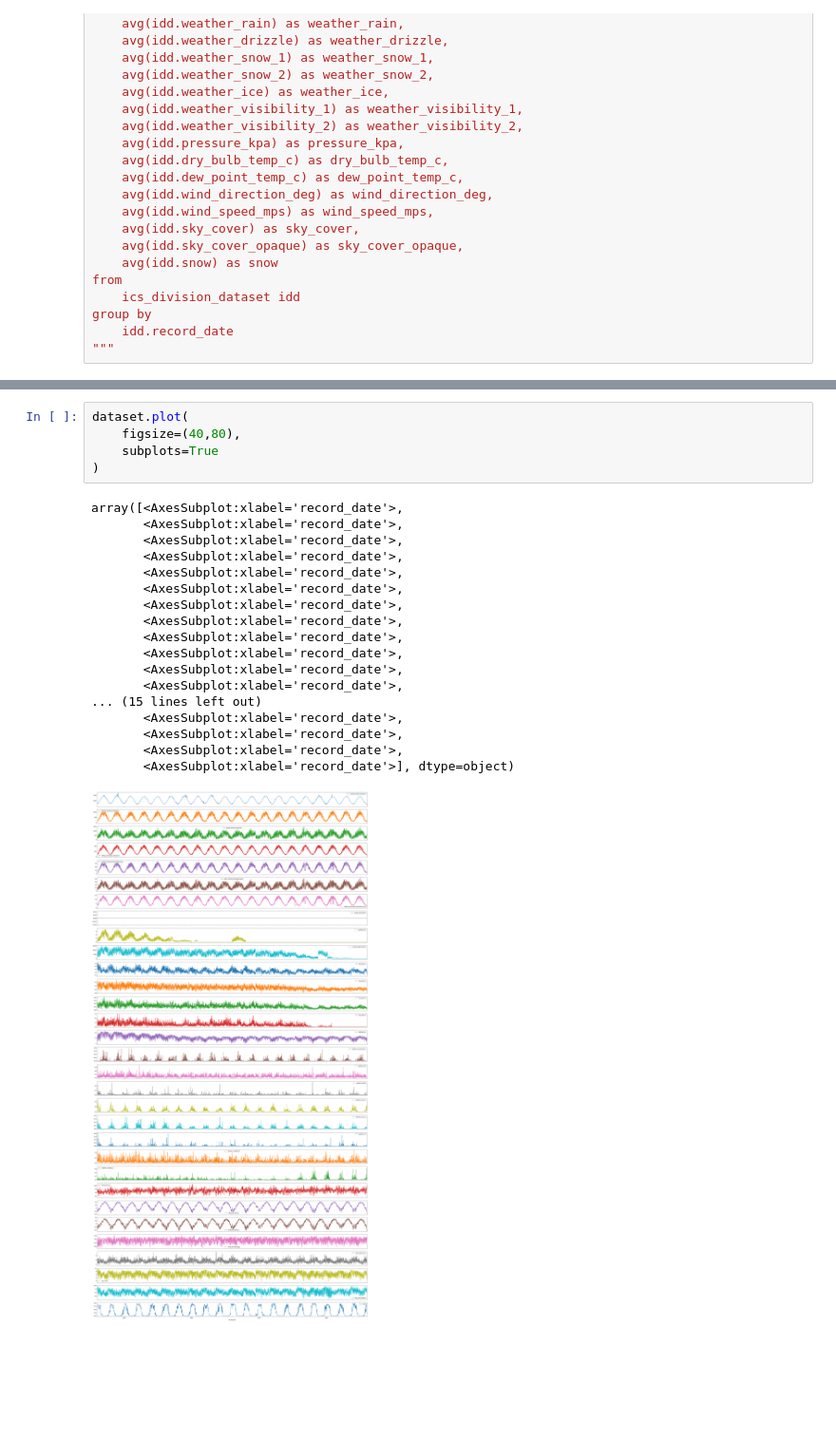
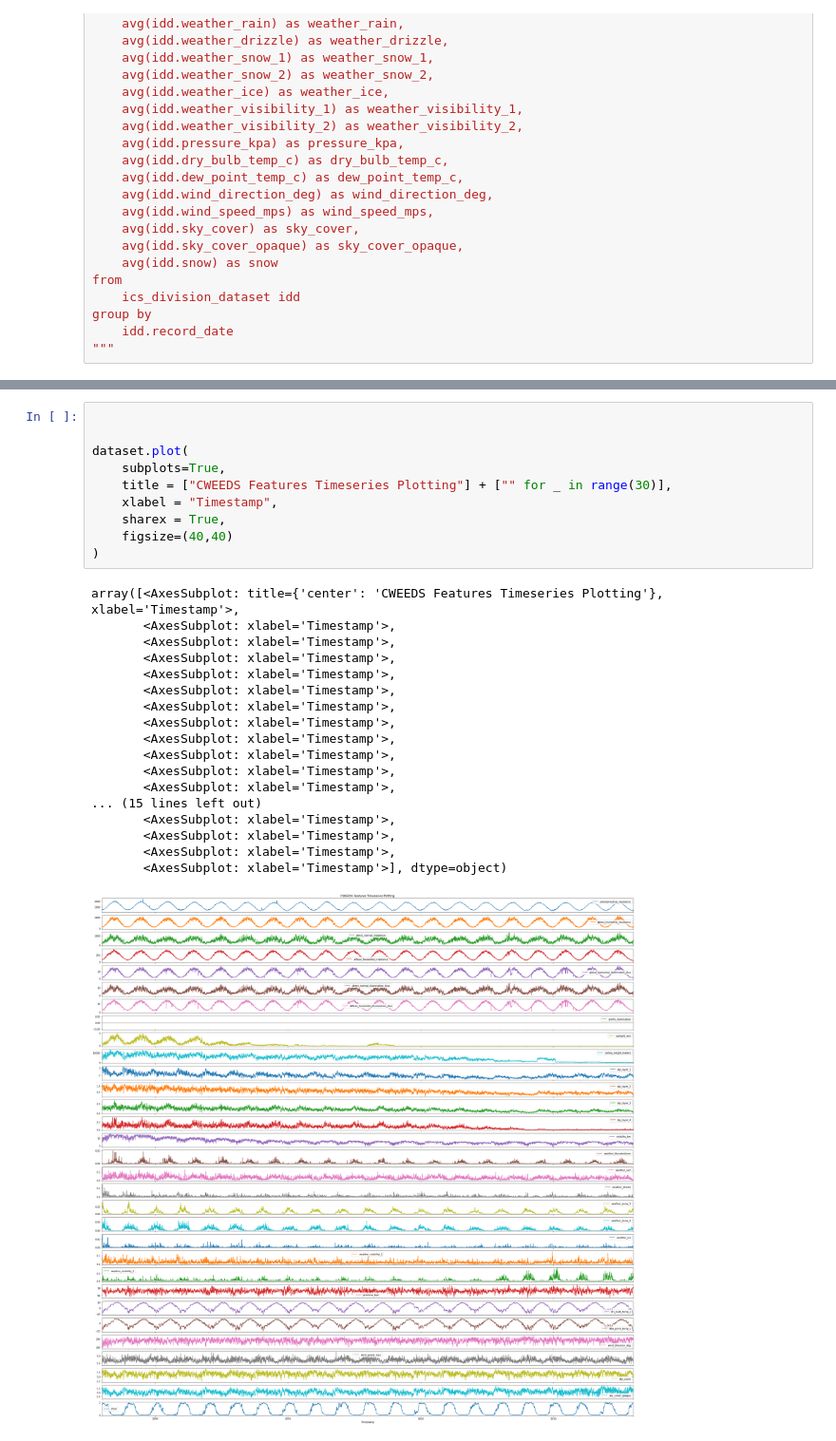
Before and after one commit to Forest-Fire-Research/climate, a Jupyter notebook: EDA_ICS_Subdivision.ipynb, the cells around one changed output, grey strips where cells are left out. Shown at 95% size. Saved outputs shown, nothing was run; the diff lists cells and outputs as text; blank space fills up the shorter version.

```diff
--- a/EDA_ICS_Subdivision.ipynb
+++ b/EDA_ICS_Subdivision.ipynb
@@ -70,25 +71,30 @@ dataset
 7306 rows × 31 columns
-# %%
-dataset.plot(
-    figsize=(40,80),
-    subplots=True
-)
-# %% [output]
-array([<AxesSubplot:xlabel='record_date'>,
-       <AxesSubplot:xlabel='record_date'>,
-       <AxesSubplot:xlabel='record_date'>,
-       <AxesSubplot:xlabel='record_date'>,
-       <AxesSubplot:xlabel='record_date'>,
-       <AxesSubplot:xlabel='record_date'>,
-       <AxesSubplot:xlabel='record_date'>,
-       <AxesSubplot:xlabel='record_date'>,
-       <AxesSubplot:xlabel='record_date'>,
-       <AxesSubplot:xlabel='record_date'>,
-       <AxesSubplot:xlabel='record_date'>,
-       <AxesSubplot:xlabel='record_date'>,
-... (15 lines left out)
-       <AxesSubplot:xlabel='record_date'>,
-       <AxesSubplot:xlabel='record_date'>,
-       <AxesSubplot:xlabel='record_date'>,
-       <AxesSubplot:xlabel='record_date'>], dtype=object)
-[figure, removed]
+# %%
+
+
+dataset.plot(
+    subplots=True,
+    title = ["CWEEDS Features Timeseries Plotting"] + ["" for _ in range(30)],
+    xlabel = "Timestamp",
+    sharex = True,
+    figsize=(40,40)
+)
+# %% [output]
+array([<AxesSubplot: title={'center': 'CWEEDS Features Timeseries Plotting'}, xlabel='Timestamp'>,
+       <AxesSubplot: xlabel='Timestamp'>,
+       <AxesSubplot: xlabel='Timestamp'>,
+       <AxesSubplot: xlabel='Timestamp'>,
+       <AxesSubplot: xlabel='Timestamp'>,
+       <AxesSubplot: xlabel='Timestamp'>,
+       <AxesSubplot: xlabel='Timestamp'>,
+       <AxesSubplot: xlabel='Timestamp'>,
+       <AxesSubplot: xlabel='Timestamp'>,
+       <AxesSubplot: xlabel='Timestamp'>,
+       <AxesSubplot: xlabel='Timestamp'>,
+       <AxesSubplot: xlabel='Timestamp'>,
+... (15 lines left out)
+       <AxesSubplot: xlabel='Timestamp'>,
+       <AxesSubplot: xlabel='Timestamp'>,
+       <AxesSubplot: xlabel='Timestamp'>,
+       <AxesSubplot: xlabel='Timestamp'>], dtype=object)
+[figure, added]
```
Also changed, not shown: parts of 2 cells of this notebook, 4 other files.
